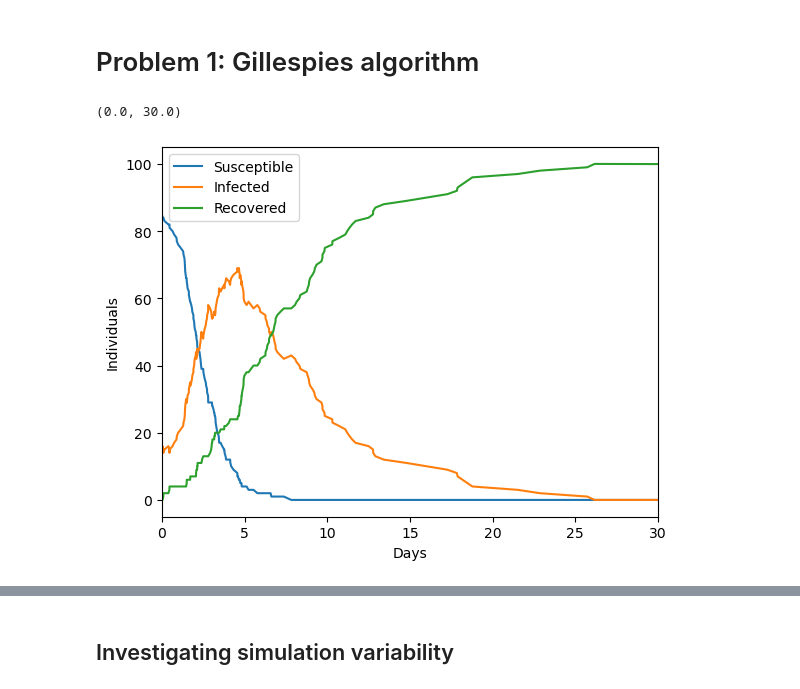
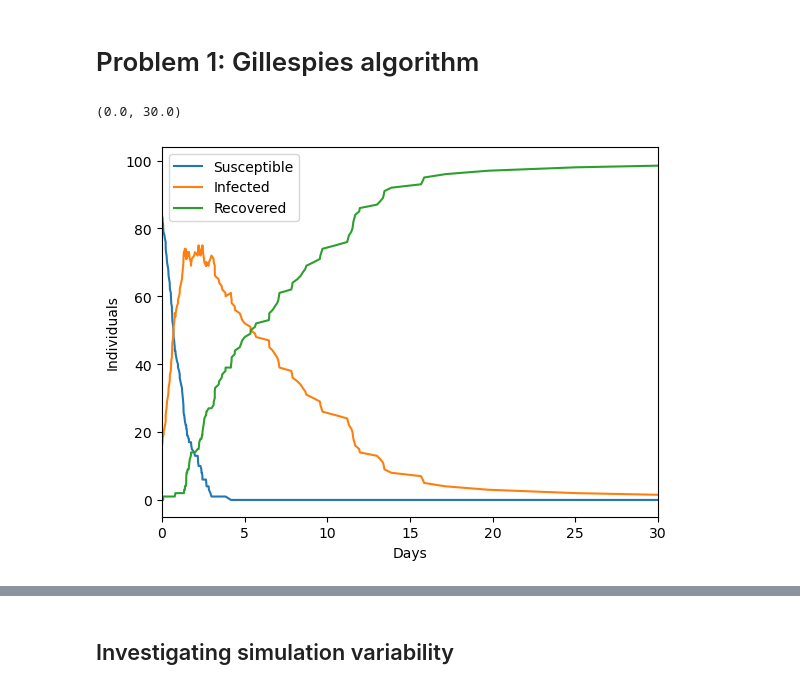
Before and after one commit to AleksSliw/Stochastic-and-spatial-models, a Jupyter notebook: Assigment II.ipynb, the cells around one changed output, grey strips where cells are left out. Drawn from its saved outputs; the diff is of its cells as text; code cells hidden in the pictures.

```diff
--- a/Assigment II.ipynb
+++ b/Assigment II.ipynb
@@ -14,12 +14,11 @@ def sir_event(initial,time, params):
     N = sum(initial)
     initial = np.array(initial)
     rates[0] = mu*N  #Birth
-    #Handling d
-    if initial[0]!= 0 and initial[1] != 0:
+    #Handling division by zero issues
+    if initial[0] > 0 and initial[1] > 0:
         rates[1] = beta*initial[0]*initial[1]/N
-    elif:
+    else:
         rates[1] = 0
-    rates[1] = beta*initial[0]*initial[1]/N #Tranmission
     rates[2] = gamma*initial[1] #
     rates[3] = mu*initial[0]
     rates[4] = mu*initial[1]
@@ -28,7 +27,7 @@ def sir_event(initial,time, params):
     dtm = []
     for rate in rates:
         if rate == 0:
-            dtm.append('inf')
+            dtm.append(1000)
         else:
             dtm.append(-np.log(np.random.rand())/rate)
     indx = np.argmin(dtm)
@@ -41,29 +40,34 @@ def event_loop(tmax, initial, function, arguments):
     '''Keeps loop for '''
     time = [0]
     results = np.array([[value] for value in initial])
+    k = 0
     while time[-1] < tmax:
         event, tn = function(initial, time[-1], arguments)
         results = np.concatenate((results, event), axis= 1)
         initial = event[:,0]
         time.append(tn)
+        k += 10
+        if k == 10:
+#             print(time[-1])
+            k = 0
     time = np.array(time)
     return time, results
 # %%
-p =  [0.15, 1.5, 1/(365*60)]
+p =  [0.15, 2, 1/(365*60)]
 N = 100
 
 populations = np.round(100* np.array([0.85, 0.15, 0]))
 x, y = event_loop(30, populations, sir_event,p )
 
 # print(y[0;])
 plt.plot(x, y[0,:], label = 'Susceptible')
 plt.plot(x, y[1,:], label = 'Infected')
 plt.plot(x, y[2,:], label = 'Recovered')
 
 plt.xlabel('Days')
 plt.ylabel('Individuals')
 plt.legend()
 plt.xlim(0, 30)
 # %% [output]
 (0.0, 30.0)
-[figure, old version]
+[figure, new version]
```
Also changed, not shown: parts of 19 cells of this notebook.
